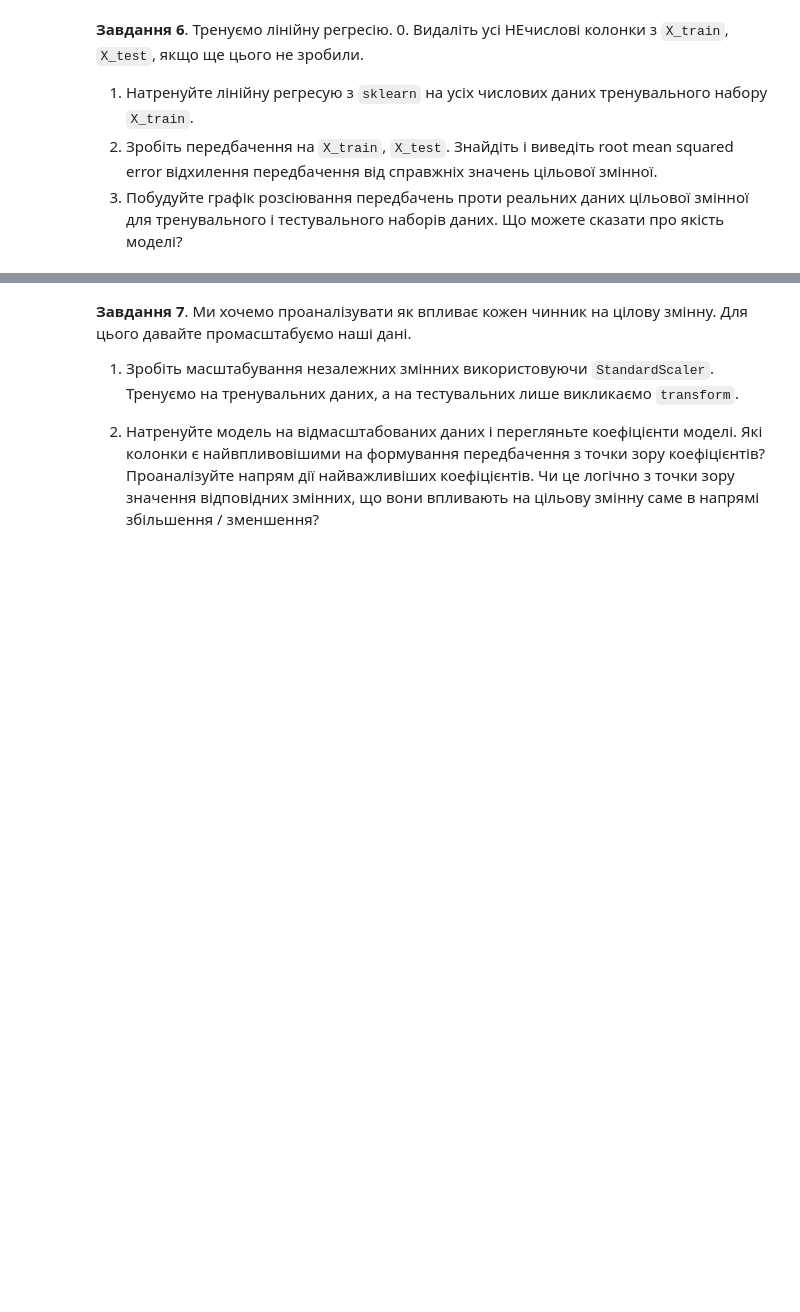
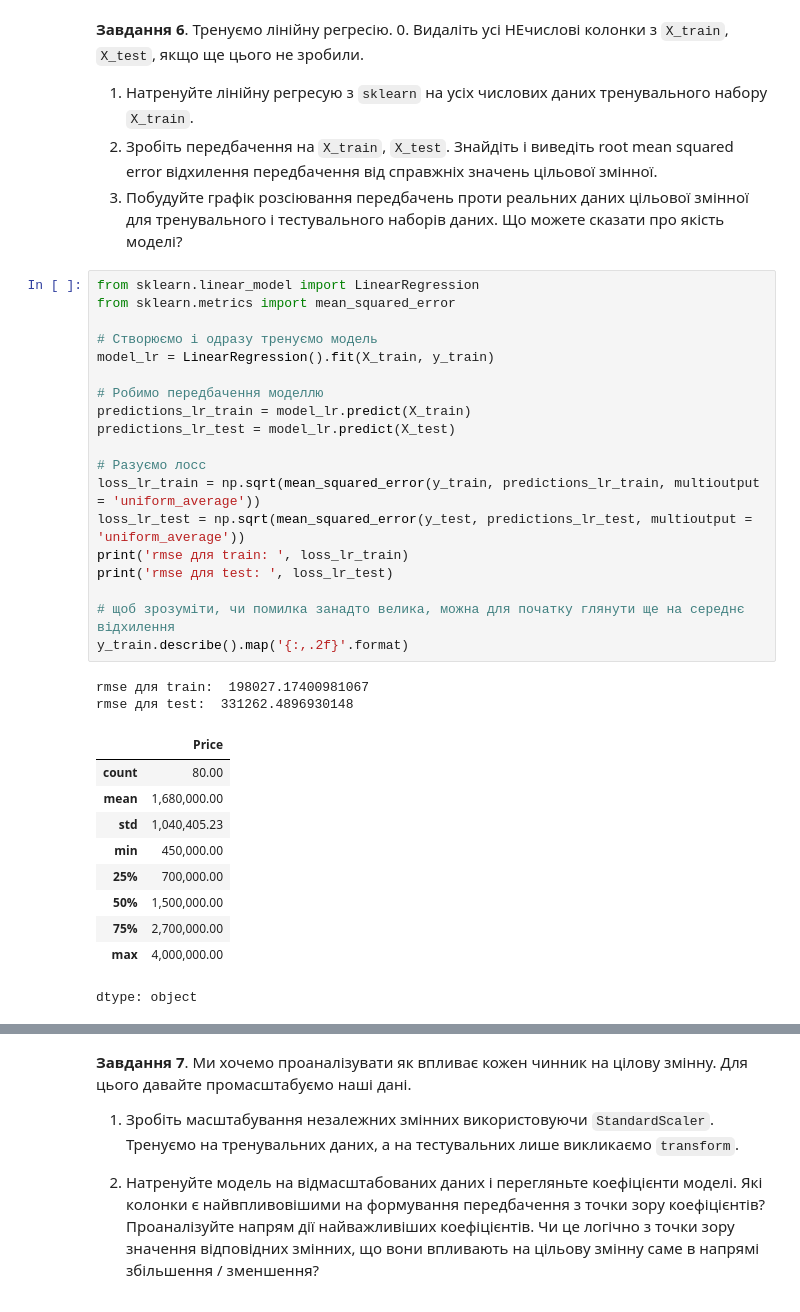
Before and after one commit to verabalashova/python-for-ml-tasks, a Jupyter notebook: module-1/topic-2/HW_2_1_Лінійна_регресія_від_багатьох_змінних.ipynb, the cells around one changed output, grey strips where cells are left out. Drawn from its saved outputs; the diff is of its cells as text; blank space fills up the shorter version.

```diff
--- a/module-1/topic-2/HW_2_1_Лінійна_регресія_від_багатьох_змінних.ipynb
+++ b/module-1/topic-2/HW_2_1_Лінійна_регресія_від_багатьох_змінних.ipynb
@@ -350,3 +351,35 @@ Milleage: -0.64 (причому тут обернена залежність, ч
 1. Натренуйте лінійну регресую з `sklearn` на усіх числових даних тренувального набору `X_train`.
 2. Зробіть передбачення на  `X_train`, `X_test`. Знайдіть і виведіть root mean squared error відхилення передбачення від справжніх значень цільової змінної.
 3. Побудуйте графік розсіювання передбачень проти реальних даних цільової змінної для тренувального і тестувального наборів даних. Що можете сказати про якість моделі?
+# %%
+from sklearn.linear_model import LinearRegression
+from sklearn.metrics import mean_squared_error
+
+# Створюємо і одразу тренуємо модель
+model_lr = LinearRegression().fit(X_train, y_train)
+
+# Робимо передбачення моделлю
+predictions_lr_train = model_lr.predict(X_train)
+predictions_lr_test = model_lr.predict(X_test)
+
+# Разуємо лосс
+loss_lr_train = np.sqrt(mean_squared_error(y_train, predictions_lr_train, multioutput = 'uniform_average'))
+loss_lr_test = np.sqrt(mean_squared_error(y_test, predictions_lr_test, multioutput = 'uniform_average'))
+print('rmse для train: ', loss_lr_train)
+print('rmse для test: ', loss_lr_test)
+
+# щоб зрозуміти, чи помилка занадто велика, можна для початку глянути ще на середнє відхилення
+y_train.describe().map('{:,.2f}'.format)
+# %% [output]
+rmse для train:  198027.17400981067
+rmse для test:  331262.4896930148
+|  | Price |
+| count | 80.00 |
+| mean | 1,680,000.00 |
+| std | 1,040,405.23 |
+| min | 450,000.00 |
+| 25% | 700,000.00 |
+| 50% | 1,500,000.00 |
+| 75% | 2,700,000.00 |
+| max | 4,000,000.00 |
+dtype: object
```
Also changed, not shown: parts of 4 cells of this notebook.
